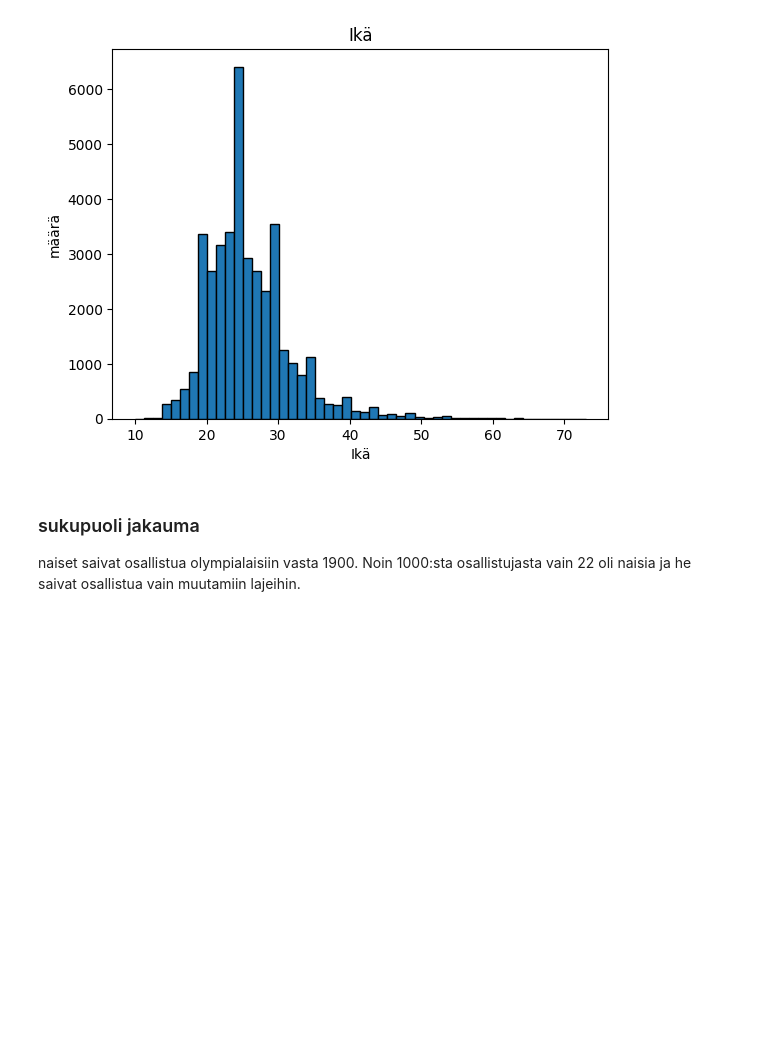
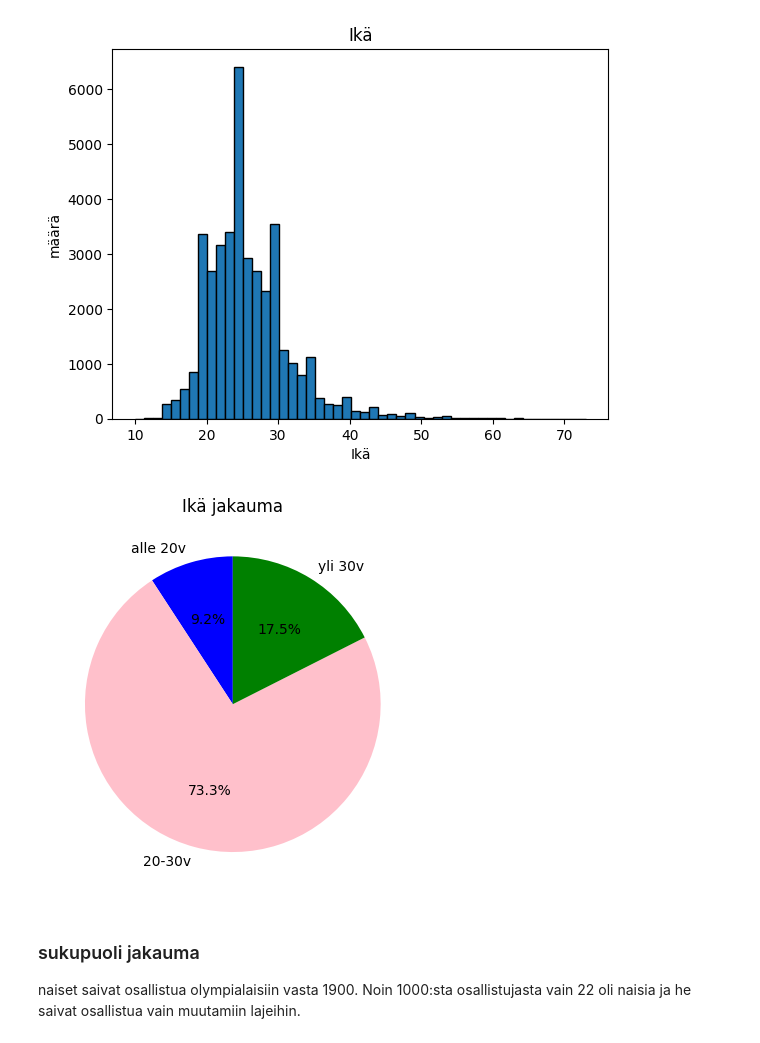
Before and after one commit to jomi112233/Analysointi-Ryhmatyo, a Jupyter notebook: projekti.ipynb, the cells around one changed output. Drawn from its saved outputs; the diff is of its cells as text; code cells hidden in the pictures; blank space fills up the shorter version.

```diff
--- a/projekti.ipynb
+++ b/projekti.ipynb
@@ -147,2 +147,9 @@ Min: 1896.00, Max: 2016.00
 
 ### ikä jakauma
+# %%
+bins = [13,20,25,30,35,40,100]
+labels = ['13-20', '21-25', '26-30', '31-35', '36-40', '41+']
+data['AgeGroup'] = pd.cut(data['Age'], bins=bins, labels=labels)
+
+age_group_counts = data['AgeGroup'].value_counts().sort_index()
+print(age_group_counts)
@@ -158,6 +174,24 @@ plt.title('Ikä')
 plt.show()
 # %% [output]
 [figure]
+# %%
+column_data = data['Age']
+
+
+nuoret = data[data['Age'] < 20].shape[0]
+aikuiset = data[(data['Age'] > 20) & (data['Age'] <=30 )].shape[0]
+vanhat = data[data['Age'] > 30 ].shape[0]
+colors = ['blue', 'pink', 'green']
+
+arvot = [nuoret, aikuiset, vanhat]
+labels = ['alle 20v', '20-30v', 'yli 30v']
+
+plt.pie(arvot, labels = labels, colors = colors, autopct = '%1.1f%%', startangle = 90)
+
+plt.title('Ikä jakauma')
+plt.show()
+# %% [output]
+[figure, added]
 # %% [markdown]
 ### sukupuoli jakauma
 
```
Also changed, not shown: parts of 7 cells of this notebook.
